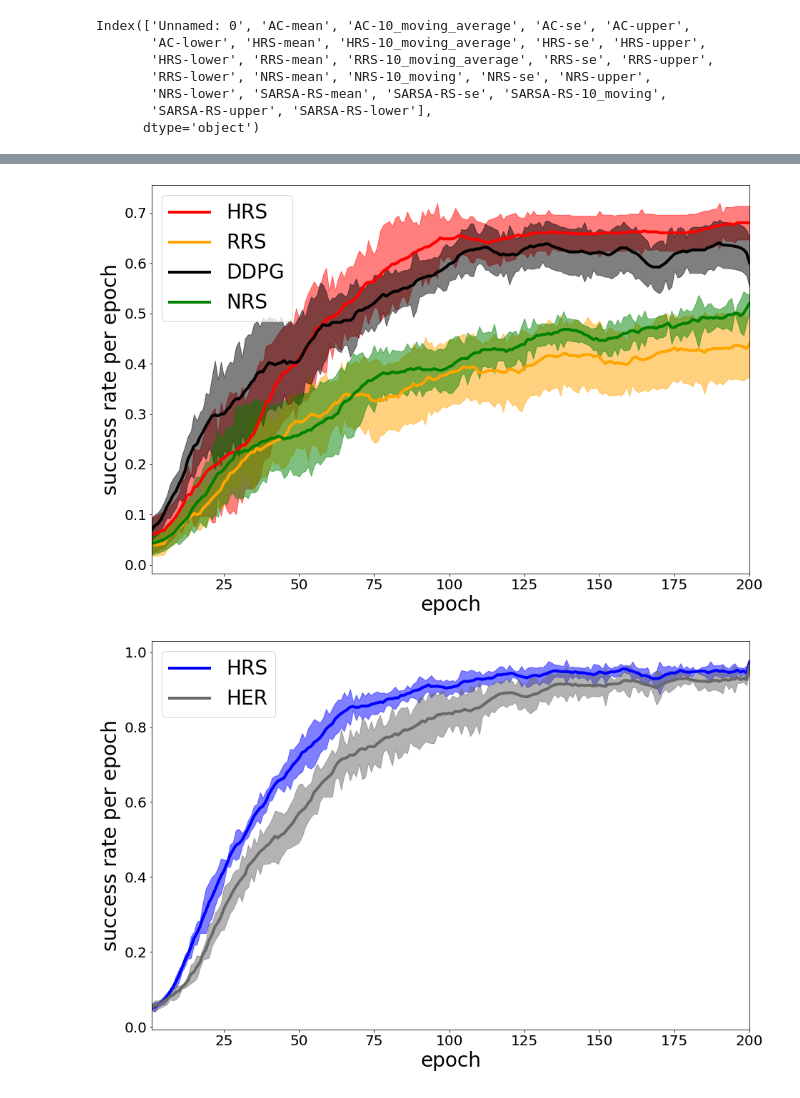
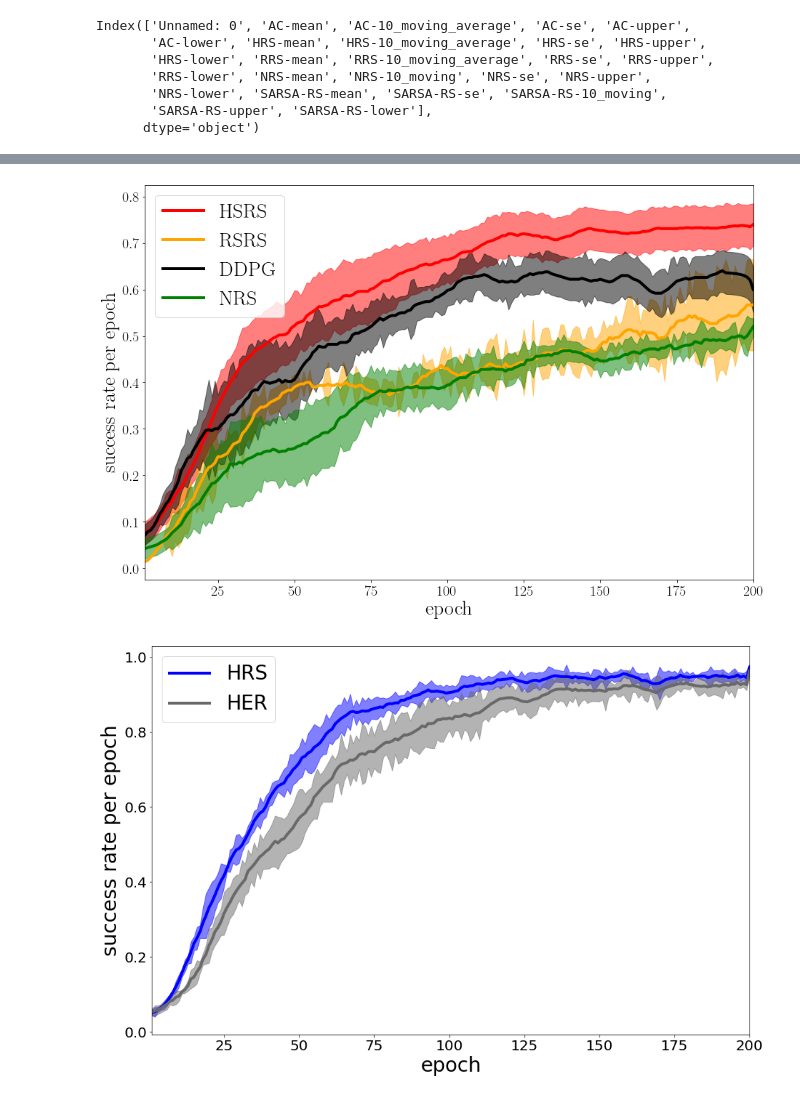
Before and after one commit to takato86/analyze_result, a Jupyter notebook: notebooks/error-bar-area.ipynb, the cells around one changed output, grey strips where cells are left out. Drawn from its saved outputs; the diff is of its cells as text; code cells hidden in the pictures.

```diff
--- a/notebooks/error-bar-area.ipynb
+++ b/notebooks/error-bar-area.ipynb
@@ -7,10 +7,10 @@ plt.rcParams['text.usetex'] = True
 plt.rcParams['font.family'] = ['Times New Roman']
 # plt.rcParams['font.serif'] = ['Times New Roman']
 # %%
-four_df = pd.read_csv("in/results_fourrooms.csv")
-pin_df = pd.read_csv("in/results_pinball.csv")
+four_df = pd.read_csv("in/results_fourrooms_srs.csv")
+pin_df = pd.read_csv("in/results_pinball_srs.csv")
 pick_df = pd.read_csv("in/results_pick_and_place.csv")
-m2s_pick_df = pd.read_csv("in/results_m2s_pick_and_place.csv")
+m2s_pick_df = pd.read_csv("in/results_m2s_pick_and_place_srs.csv")
 crowd_nav_df = pd.read_csv("in/results_crowd_nav.csv")
 crowd_nav_rw_df = pd.read_csv("in/results_crowd_nav_rw.csv")
 crowd_nav_opp_df = pd.read_csv("in/results_crowd_nav_opp.csv")
@@ -80,19 +80,19 @@ plt.savefig("out/pinball-learning-curves.pdf", format="pdf")
 # %%
 l_episodes = 200
 plt.figure(figsize=(15, 10))
 plt.tick_params(labelsize=20)
-plot_mean_se(m2s_pick_df["HRS-mv"][:l_episodes], m2s_pick_df["HRS-lower"][:l_episodes], m2s_pick_df["HRS-upper"][:l_episodes], "red", 0.5, "HRS")
-plot_mean_se(m2s_pick_df["RRS-mv"][:l_episodes], m2s_pick_df["RRS-lower"][:l_episodes], m2s_pick_df["RRS-upper"][:l_episodes], "orange", 0.5, "RRS")
+plot_mean_se(m2s_pick_df["HRS-mv"][:l_episodes], m2s_pick_df["HRS-lower"][:l_episodes], m2s_pick_df["HRS-upper"][:l_episodes], "red", 0.5, "HSRS")
+plot_mean_se(m2s_pick_df["RRS-mv"][:l_episodes], m2s_pick_df["RRS-lower"][:l_episodes], m2s_pick_df["RRS-upper"][:l_episodes], "orange", 0.5, "RSRS")
 plot_mean_se(m2s_pick_df["DDPG-mv"][:l_episodes], m2s_pick_df["DDPG-lower"][:l_episodes], m2s_pick_df["DDPG-upper"][:l_episodes], "black", 0.5, "DDPG")
 plot_mean_se(m2s_pick_df["NRS-mv"][:l_episodes], m2s_pick_df["NRS-lower"][:l_episodes], m2s_pick_df["NRS-upper"][:l_episodes], "green", 0.5, "NRS")
 # plot_mean_se(pick_df["SARSA-RS-mv"][:l_episodes], pick_df["SARSA-RS-lower"][:l_episodes], pick_df["SARSA-RS-upper"][:l_episodes], "red", 0.5, "SARSA-RS")
 plt.ylabel("success rate per epoch", fontsize=28)
 plt.xlabel("epoch", fontsize=28)
 plt.xlim(1, l_episodes)
 plt.legend(fontsize=28)
 plt.savefig("out/m2s_robotics-learning-curves.pdf", format="pdf")
 # %% [output]
-[figure, old version]
+[figure, new version]
 # %%
 l_episodes = 200
 plt.figure(figsize=(15, 10))
```
Also changed, not shown: parts of 3 cells of this notebook, 16 other files.
